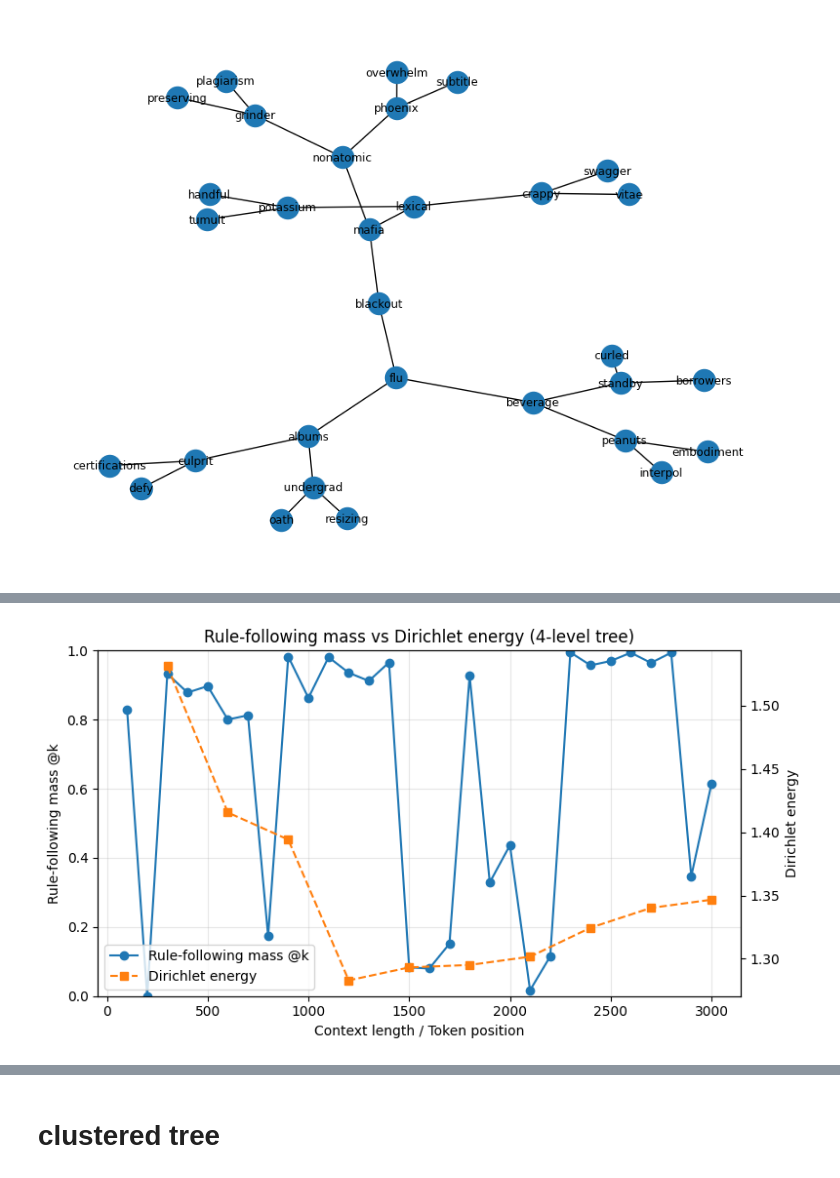
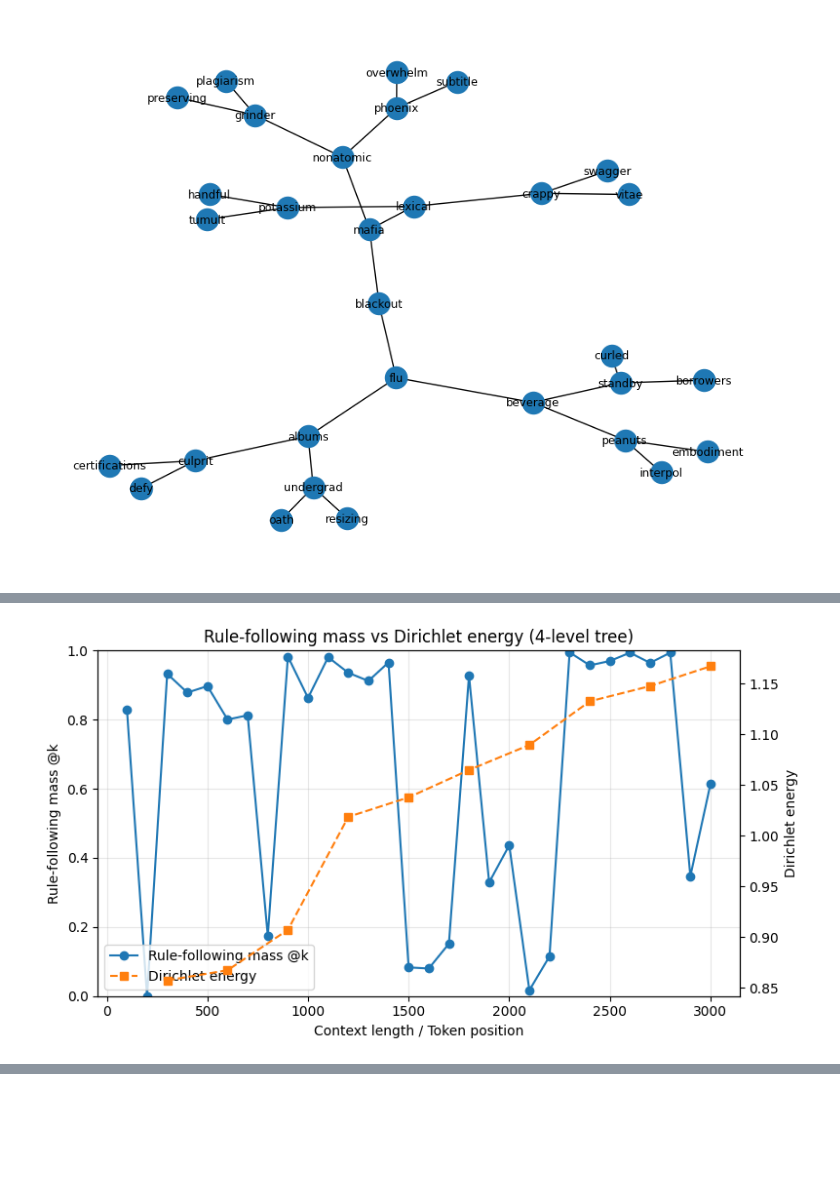
Before and after one commit to Project-Hindenburg/hico, a Jupyter notebook: notebooks/dirichlet.ipynb, the cells around one changed output, grey strips where cells are left out. Drawn from its saved outputs; the diff is of its cells as text; code cells hidden in the pictures; blank space fills up the shorter version.

Commit message:
dirichlet ok for grids, for trees dirichlet does not make sense (theoretically)

```diff
--- a/notebooks/dirichlet.ipynb
+++ b/notebooks/dirichlet.ipynb
@@ -75,8 +72,8 @@ graph_nodes = list(G.nodes())
 print(f"\n=== CTX={ctx} | file_len={T_file} | t_end_ref={t_end_ref} ===")
 
 for win_len in CONTEXT_LENS:
-    t0 = max(0, t_end_ref - win_len)
-    t1 = t_end_ref
+    t0 = 0#max(0, t_end_ref - win_len)
+    t1 = min(win_len, T_file)#t_end_ref
 
     filtered_ids, filtered_emb = _window_and_filter(
         ids_np, emb_np, hp_grid.id_to_word,
@@ -261,8 +227,8 @@ Grid - #nodi: 16 #archi: 24
 
 
 ctx = 3000
-WIN = 300
-PCA_K = 10
+WIN = 100
+PCA_K = 15
 MIN_NODES = PCA_K + 1
 
 all_results = []
@@ -282,8 +248,8 @@ graph_nodes = list(G.nodes())
 print(f"\n=== CTX={ctx} | file_len={T_file} | t_end_ref={t_end_ref} ===")
 
 for win_len in CONTEXT_LENS:
-    t0 = max(0, t_end_ref - win_len)
-    t1 = t_end_ref
+    t0 =0# max(0, t_end_ref - win_len)
+    t1 = min(win_len, T_file)#t_end_ref
 
     filtered_ids, filtered_emb = _window_and_filter(
         ids_np, emb_np, hp_grid.id_to_word,
@@ -336,7 +302,7 @@ for win_len in CONTEXT_LENS:
             E = E_per_edge = np.nan
         else:
             E = dirichlet_energy_laplacian(G_sub, common, X_pca)
-            E_per_edge = E / m
+            E_per_edge = E #/ m
 
     print(f"  CTX={ctx} | win_len={win_len} | local=[{t0}:{t1}) | E={E}")
 
@@ -441,7 +407,7 @@ MIN_NODES = PCA_K + 1
 all_results = []
 explained_ratios = []
 
-pt_path = EMB_DIR / f"reprs_{structure_name}_one_rw_{ctx}_line000000_layer31.pt"
+pt_path = EMB_DIR / f"reprs_{structure_name}_one_rw_3000_line000000_layer31.pt"#f"reprs_{structure_name}_one_rw_{ctx}_line000000_layer31.pt"
 ids_np, emb_np = load_embeddings_pt(pt_path)
 
 T_file = len(ids_np)
@@ -458,14 +424,14 @@ graph_nodes = list(G.nodes())
 print(f"\n=== CTX={ctx} | file_len={T_file} | t_end_ref={t_end_ref}")
 
 for win_len in CONTEXT_LENS:
-    t0 = max(0, t_end_ref - win_len)
-    t1 = t_end_ref
+    t0 = 0
+    t1 = min(win_len, T_file)
 
     filtered_ids, filtered_emb = _window_and_filter(
         ids_np,
         emb_np,
         hp_tree_das.id_to_word,
-        k=50,
+        k=None,#50,
         t_start=t0,
         t_end=t1,
         title=f"ctx={ctx}, win_len={win_len}, local=[{t0}:{t1})",
@@ -582,10 +548,11 @@ for win_len in CONTEXT_LENS:
 
 logit_file = EMB_DIR / f"logit_lens_every100tok_{structure_name}_one_rw_3000_layer31.pt"
 
-# Carica
+# Carica solo le prime 500 accuracies di contesto
 data = torch.load(logit_file, map_location="cpu")
 
 records = data.get("records", [])
+
 
 summary, df_rule = compute_rule_following_accuracy_over_records(records, G, lowercase=True)
 df = pd.DataFrame(all_results)
@@ -637,4 +604,4 @@ plt.show()
-[figure, old version]
+[figure, new version]
 # %%
 
 
@@ -666,5 +633,3 @@ Token #100 | osservato: ' albums'
 ' stood'              0.001013
 ' fluent'             0.000665
 ' standoff'           0.000582
-# %% [markdown]
-# clustered tree
```
Also changed, not shown: parts of 13 cells of this notebook, 15 other files.
